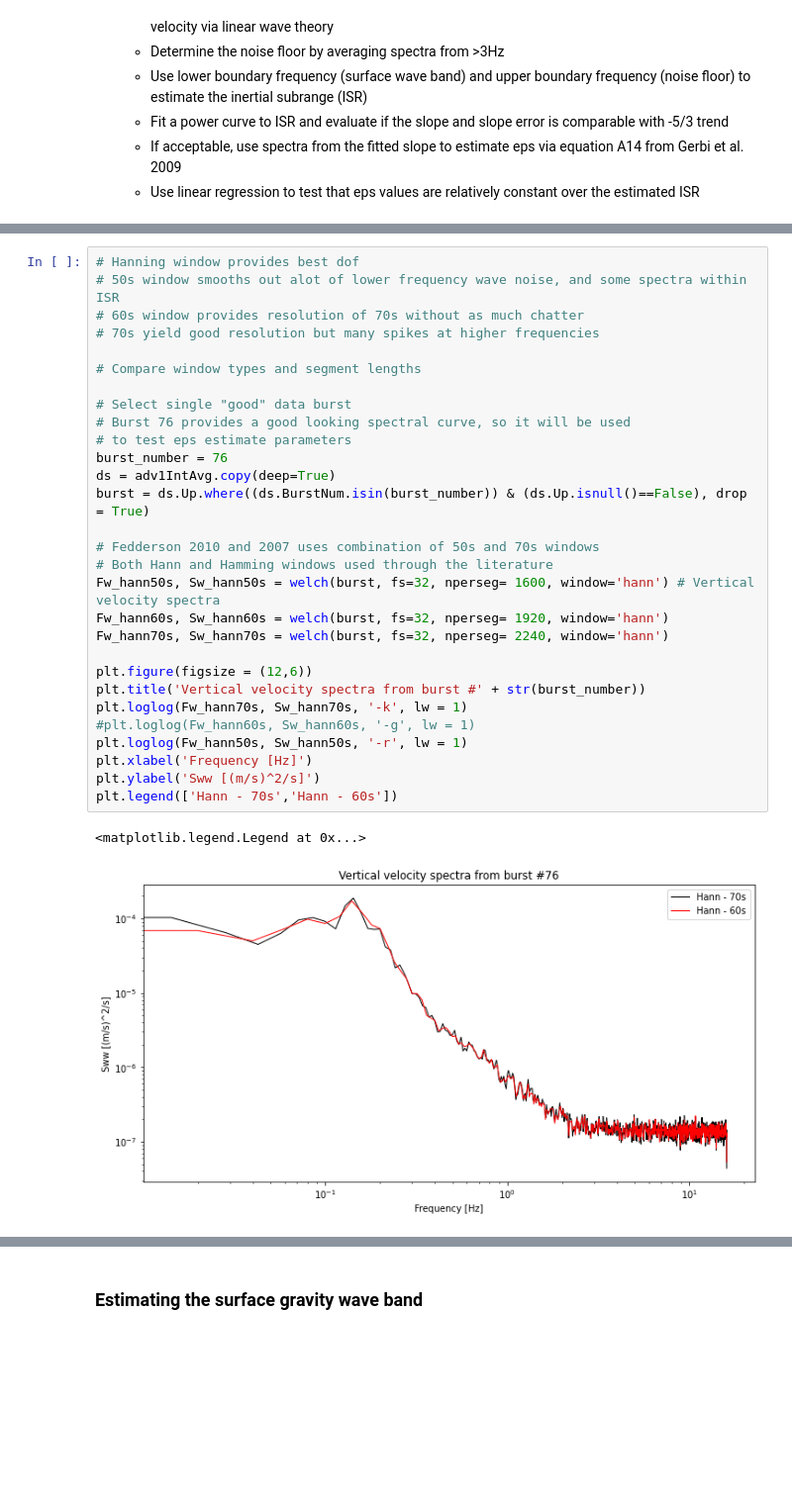
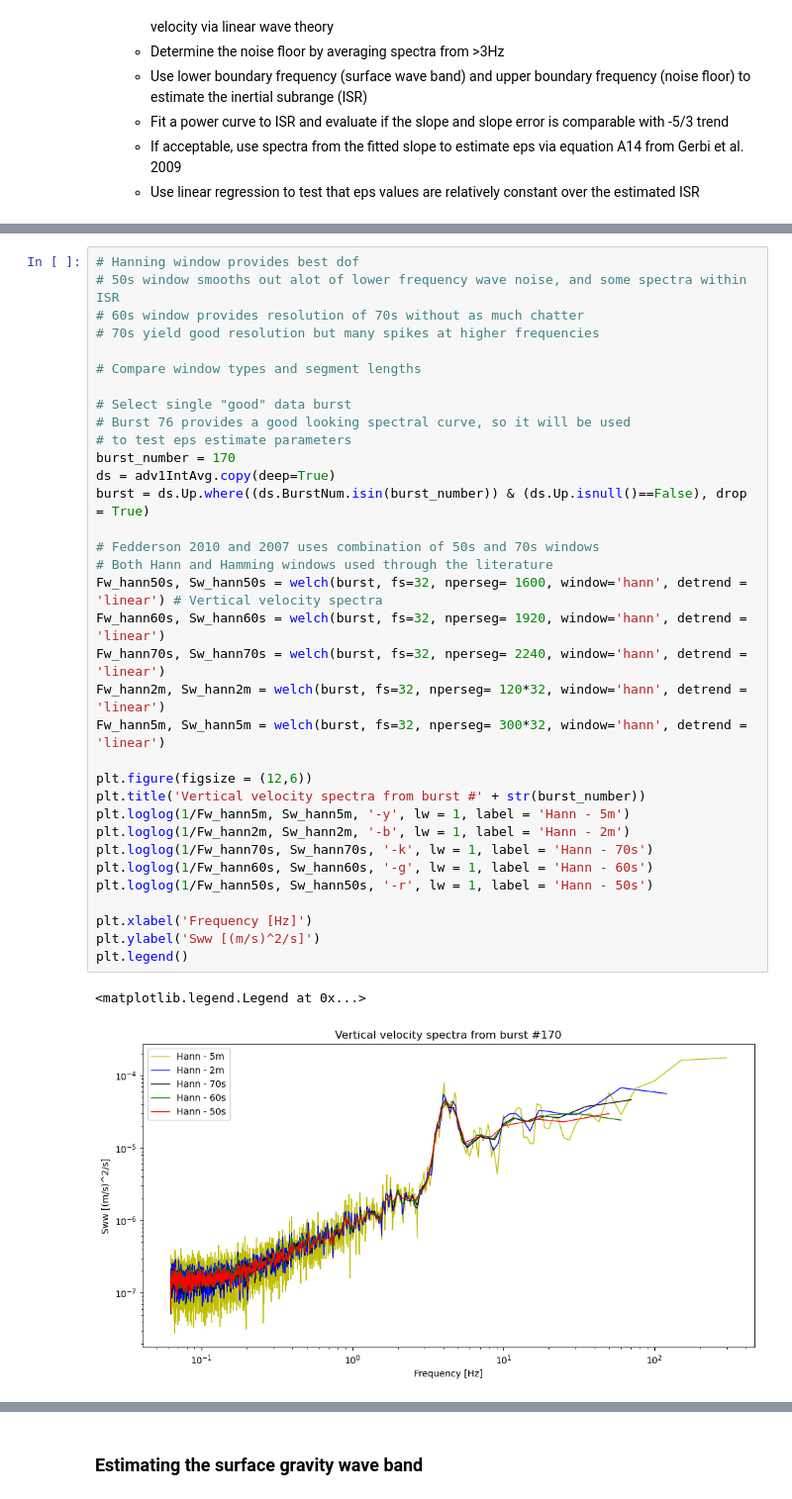
Before and after one commit to lagrady/Kelp-Forest-Hydrodynamics, a Jupyter notebook: notebooks/Turbulent_dissipation.ipynb, the cells around one changed output, grey strips where cells are left out. Shown at 99% size. Drawn from its saved outputs; the diff is of its cells as text; blank space fills up the shorter version.

```diff
--- a/notebooks/Turbulent_dissipation.ipynb
+++ b/notebooks/Turbulent_dissipation.ipynb
@@ -69,32 +67,37 @@ array(11.03593587)
 # %%
 # Hanning window provides best dof
 # 50s window smooths out alot of lower frequency wave noise, and some spectra within ISR
 # 60s window provides resolution of 70s without as much chatter
 # 70s yield good resolution but many spikes at higher frequencies
 
 # Compare window types and segment lengths
 
 # Select single "good" data burst
 # Burst 76 provides a good looking spectral curve, so it will be used
 # to test eps estimate parameters
-burst_number = 76
+burst_number = 170
 ds = adv1IntAvg.copy(deep=True)
 burst = ds.Up.where((ds.BurstNum.isin(burst_number)) & (ds.Up.isnull()==False), drop = True)
 
 # Fedderson 2010 and 2007 uses combination of 50s and 70s windows
 # Both Hann and Hamming windows used through the literature
-Fw_hann50s, Sw_hann50s = welch(burst, fs=32, nperseg= 1600, window='hann') # Vertical velocity spectra
-Fw_hann60s, Sw_hann60s = welch(burst, fs=32, nperseg= 1920, window='hann')
-Fw_hann70s, Sw_hann70s = welch(burst, fs=32, nperseg= 2240, window='hann')
+Fw_hann50s, Sw_hann50s = welch(burst, fs=32, nperseg= 1600, window='hann', detrend = 'linear') # Vertical velocity spectra
+Fw_hann60s, Sw_hann60s = welch(burst, fs=32, nperseg= 1920, window='hann', detrend = 'linear')
+Fw_hann70s, Sw_hann70s = welch(burst, fs=32, nperseg= 2240, window='hann', detrend = 'linear')
+Fw_hann2m, Sw_hann2m = welch(burst, fs=32, nperseg= 120*32, window='hann', detrend = 'linear')
+Fw_hann5m, Sw_hann5m = welch(burst, fs=32, nperseg= 300*32, window='hann', detrend = 'linear')
 
 plt.figure(figsize = (12,6))
 plt.title('Vertical velocity spectra from burst #' + str(burst_number))
-plt.loglog(Fw_hann70s, Sw_hann70s, '-k', lw = 1)
-#plt.loglog(Fw_hann60s, Sw_hann60s, '-g', lw = 1)
-plt.loglog(Fw_hann50s, Sw_hann50s, '-r', lw = 1)
+plt.loglog(1/Fw_hann5m, Sw_hann5m, '-y', lw = 1, label = 'Hann - 5m')
+plt.loglog(1/Fw_hann2m, Sw_hann2m, '-b', lw = 1, label = 'Hann - 2m')
+plt.loglog(1/Fw_hann70s, Sw_hann70s, '-k', lw = 1, label = 'Hann - 70s')
+plt.loglog(1/Fw_hann60s, Sw_hann60s, '-g', lw = 1, label = 'Hann - 60s')
+plt.loglog(1/Fw_hann50s, Sw_hann50s, '-r', lw = 1, label = 'Hann - 50s')
+
 plt.xlabel('Frequency [Hz]')
 plt.ylabel('Sww [(m/s)^2/s]')
-plt.legend(['Hann - 70s','Hann - 60s'])
+plt.legend()
 # %% [output]
 <matplotlib.legend.Legend at 0x...>
-[figure, old version]
+[figure, new version]
```
Also changed, not shown: parts of 21 cells of this notebook, 2 other files.
